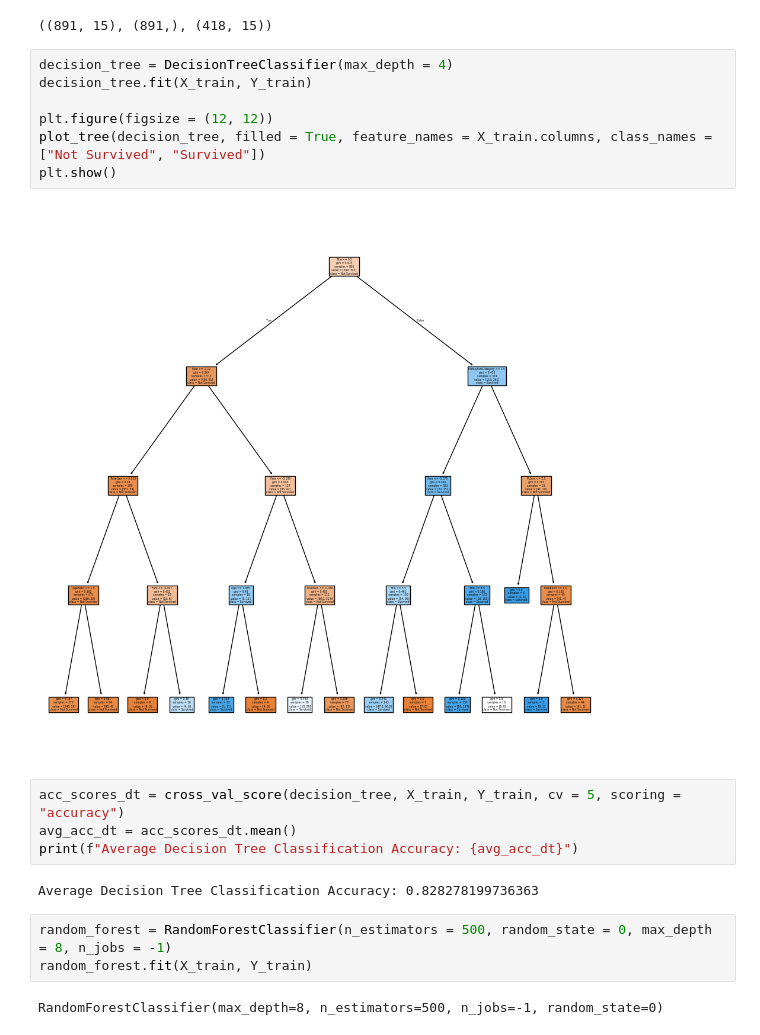
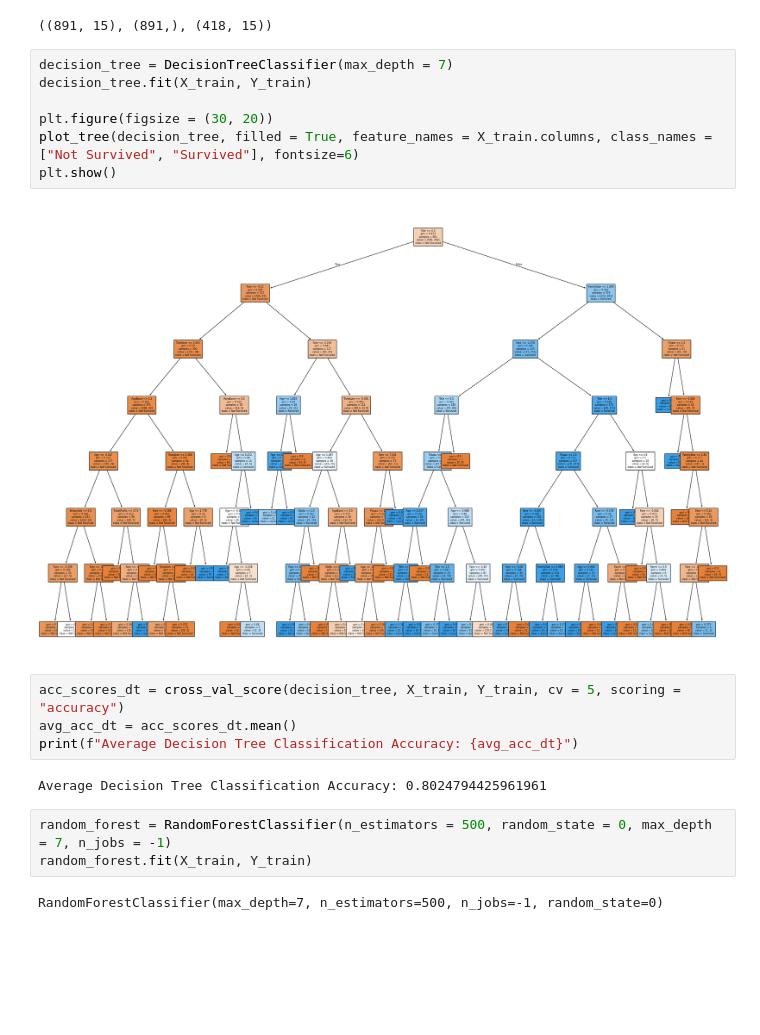
Before and after one commit to shashnavad/Data_Mining, a Jupyter notebook: HW2/HW2-Changes-ShashankNavad-v1.ipynb, the cells around one changed output. Drawn from its saved outputs; the diff is of its cells as text; blank space fills up the shorter version.

```diff
--- a/HW2/HW2-Changes-ShashankNavad-v1.ipynb
+++ b/HW2/HW2-Changes-ShashankNavad-v1.ipynb
@@ -97,25 +97,25 @@ X_train.shape, Y_train.shape, X_test.shape
 # %% [output]
 ((891, 15), (891,), (418, 15))
 # %%
-decision_tree = DecisionTreeClassifier(max_depth = 4)
+decision_tree = DecisionTreeClassifier(max_depth = 7)
 decision_tree.fit(X_train, Y_train)
 
-plt.figure(figsize = (12, 12))
-plot_tree(decision_tree, filled = True, feature_names = X_train.columns, class_names = ["Not Survived", "Survived"])
+plt.figure(figsize = (30, 20))
+plot_tree(decision_tree, filled = True, feature_names = X_train.columns, class_names = ["Not Survived", "Survived"], fontsize=6)
 plt.show()
 # %% [output]
-[figure, old version]
+[figure, new version]
 # %%
 acc_scores_dt = cross_val_score(decision_tree, X_train, Y_train, cv = 5, scoring = "accuracy")
 avg_acc_dt = acc_scores_dt.mean()
 print(f"Average Decision Tree Classification Accuracy: {avg_acc_dt}")
 # %% [output]
-Average Decision Tree Classification Accuracy: 0.828278199736363
+Average Decision Tree Classification Accuracy: 0.8024794425961961
 # %%
-random_forest = RandomForestClassifier(n_estimators = 500, random_state = 0, max_depth = 8, n_jobs = -1)
+random_forest = RandomForestClassifier(n_estimators = 500, random_state = 0, max_depth = 7, n_jobs = -1)
 random_forest.fit(X_train, Y_train)
 # %% [output]
-RandomForestClassifier(max_depth=8, n_estimators=500, n_jobs=-1, random_state=0)
+RandomForestClassifier(max_depth=7, n_estimators=500, n_jobs=-1, random_state=0)
 # %%
 accuracy_scores_rf = cross_val_score(random_forest, X_train, Y_train, cv = 5, scoring = "accuracy")
 avg_acc_rf = accuracy_scores_rf.mean()
```
Also changed, not shown: parts of 2 cells of this notebook, 1 other file.
